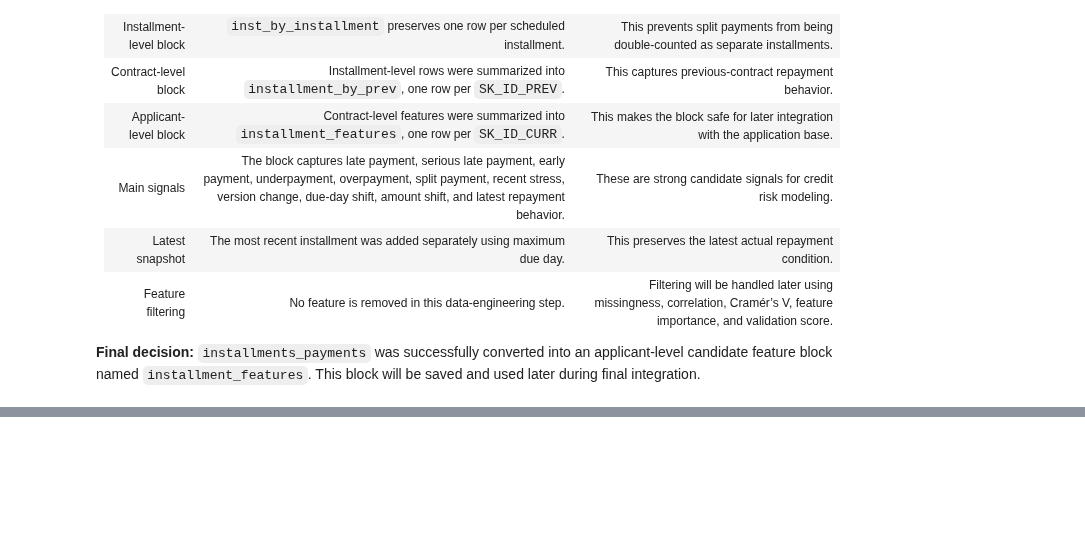
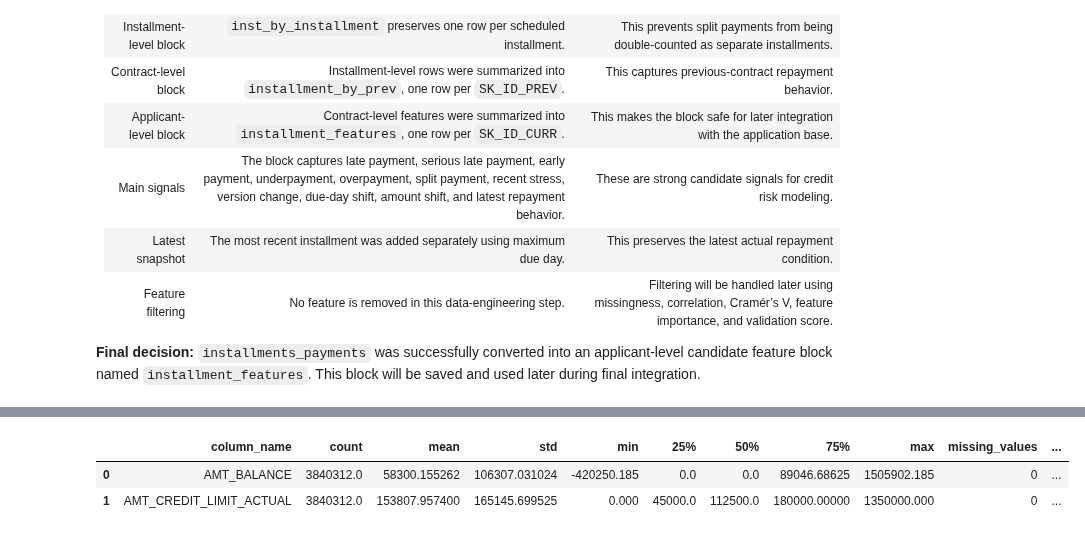
Before and after one commit to kawsar07ahmmed0712-rgb/Credit_Default_Risk, a Jupyter notebook: Notebook/1.Data_Integration.ipynb, the cells around one changed output, grey strips where cells are left out. Saved outputs shown, nothing was run; the diff lists cells and outputs as text; code cells hidden in the pictures; blank space fills up the shorter version.

```diff
--- a/Notebook/1.Data_Integration.ipynb
+++ b/Notebook/1.Data_Integration.ipynb
@@ -4729,0 +5004,6 @@ installment_features
+# %%
+credit_card_balance_limit_info
+# %% [output]
+|  | column_name | count | mean | std | min | 25% | 50% | 75% | max | missing_values | ... |
+| 0 | AMT_BALANCE | 3840312.0 | 58300.155262 | 106307.031024 | -420250.185 | 0.0 | 0.0 | 89046.68625 | 1505902.185 | 0 | ... |
+| 1 | AMT_CREDIT_LIMIT_ACTUAL | 3840312.0 | 153807.957400 | 165145.699525 | 0.000 | 45000.0 | 112500.0 | 180000.00000 | 1350000.000 | 0 | ... |
```
Also changed, not shown: parts of 21 cells of this notebook.
